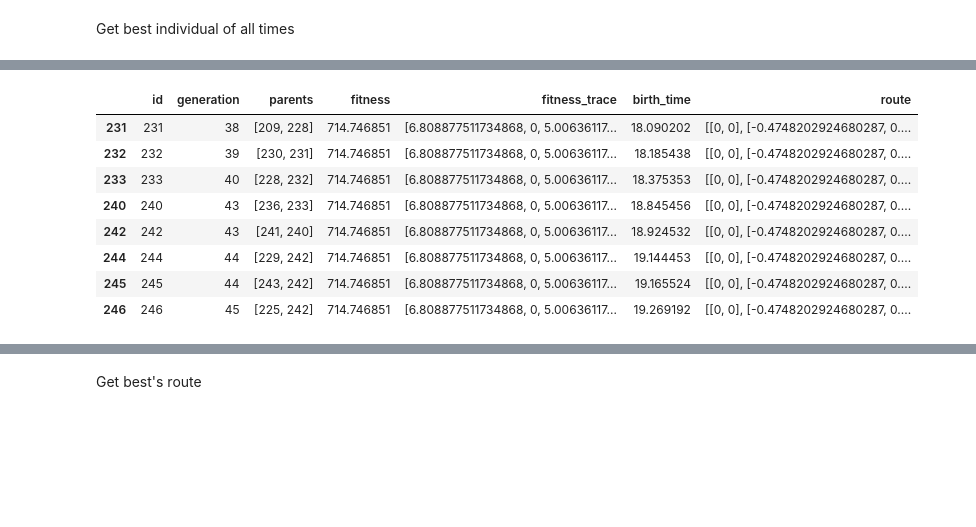
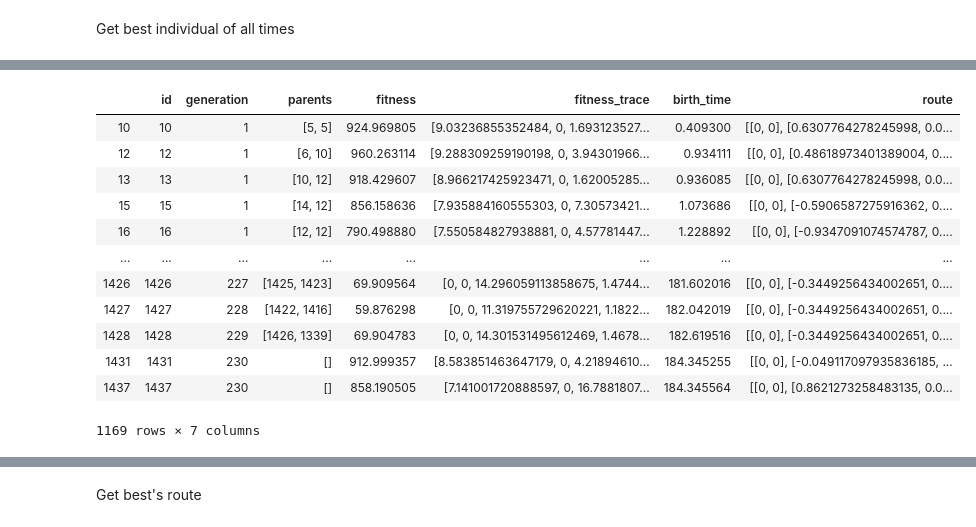
Before and after one commit to gustavo-moura/path-planning, a Jupyter notebook: Debug.ipynb, the cells around one changed output, grey strips where cells are left out. Drawn from its saved outputs; the diff is of its cells as text; code cells hidden in the pictures; blank space fills up the shorter version.

```diff
--- a/Debug.ipynb
+++ b/Debug.ipynb
@@ -62,7 +81,7 @@ mapa = read_sgl('./maps/NonRegular/31.sgl')
 # %% [markdown]
 ### Open AG Results
 # %%
-with open(PATH+'/mode_F_map_31_exec_1_history.csv') as f:
+with open(PATH+'/mode_C/map_07/mode_C_map_07_exec_1_history.csv') as f:
     df = pd.read_csv(f)
 # %% [markdown]
 Get best individual of all times
@@ -80,12 +124,16 @@ dtype: object
 # %%
-df.loc[df['fitness'] <= 715]
+df.loc[df['fitness'] <= 1000]
 # %% [output]
 |  | id | generation | parents | fitness | fitness_trace | birth_time | route |
-| 231 | 231 | 38 | [209, 228] | 714.746851 | [6.808877511734868, 0, 5.00636117... | 18.090202 | [[0, 0], [-0.4748202924680287, 0.... |
-| 232 | 232 | 39 | [230, 231] | 714.746851 | [6.808877511734868, 0, 5.00636117... | 18.185438 | [[0, 0], [-0.4748202924680287, 0.... |
-| 233 | 233 | 40 | [228, 232] | 714.746851 | [6.808877511734868, 0, 5.00636117... | 18.375353 | [[0, 0], [-0.4748202924680287, 0.... |
-| 240 | 240 | 43 | [236, 233] | 714.746851 | [6.808877511734868, 0, 5.00636117... | 18.845456 | [[0, 0], [-0.4748202924680287, 0.... |
-| 242 | 242 | 43 | [241, 240] | 714.746851 | [6.808877511734868, 0, 5.00636117... | 18.924532 | [[0, 0], [-0.4748202924680287, 0.... |
-| 244 | 244 | 44 | [229, 242] | 714.746851 | [6.808877511734868, 0, 5.00636117... | 19.144453 | [[0, 0], [-0.4748202924680287, 0.... |
-| 245 | 245 | 44 | [243, 242] | 714.746851 | [6.808877511734868, 0, 5.00636117... | 19.165524 | [[0, 0], [-0.4748202924680287, 0.... |
-| 246 | 246 | 45 | [225, 242] | 714.746851 | [6.808877511734868, 0, 5.00636117... | 19.269192 | [[0, 0], [-0.4748202924680287, 0.... |
+| 10 | 10 | 1 | [5, 5] | 924.969805 | [9.03236855352484, 0, 1.693123527... | 0.409300 | [[0, 0], [0.6307764278245998, 0.0... |
+| 12 | 12 | 1 | [6, 10] | 960.263114 | [9.288309259190198, 0, 3.94301966... | 0.934111 | [[0, 0], [0.48618973401389004, 0.... |
+| 13 | 13 | 1 | [10, 12] | 918.429607 | [8.966217425923471, 0, 1.62005285... | 0.936085 | [[0, 0], [0.6307764278245998, 0.0... |
+| 15 | 15 | 1 | [14, 12] | 856.158636 | [7.935884160555303, 0, 7.30573421... | 1.073686 | [[0, 0], [-0.5906587275916362, 0.... |
+| 16 | 16 | 1 | [12, 12] | 790.498880 | [7.550584827938881, 0, 4.57781447... | 1.228892 | [[0, 0], [-0.9347091074574787, 0.... |
+| ... | ... | ... | ... | ... | ... | ... | ... |
+| 1426 | 1426 | 227 | [1425, 1423] | 69.909564 | [0, 0, 14.296059113858675, 1.4744... | 181.602016 | [[0, 0], [-0.3449256434002651, 0.... |
+| 1427 | 1427 | 228 | [1422, 1416] | 59.876298 | [0, 0, 11.319755729620221, 1.1822... | 182.042019 | [[0, 0], [-0.3449256434002651, 0.... |
+| 1428 | 1428 | 229 | [1426, 1339] | 69.904783 | [0, 0, 14.301531495612469, 1.4678... | 182.619516 | [[0, 0], [-0.3449256434002651, 0.... |
+| 1431 | 1431 | 230 | [] | 912.999357 | [8.583851463647179, 0, 4.21894610... | 184.345255 | [[0, 0], [-0.049117097935836185, ... |
+| 1437 | 1437 | 230 | [] | 858.190505 | [7.141001720888597, 0, 16.7881807... | 184.345564 | [[0, 0], [0.8621273258483135, 0.0... |
+1169 rows × 7 columns
```
Also changed, not shown: parts of 15 cells of this notebook, 12 other files.
